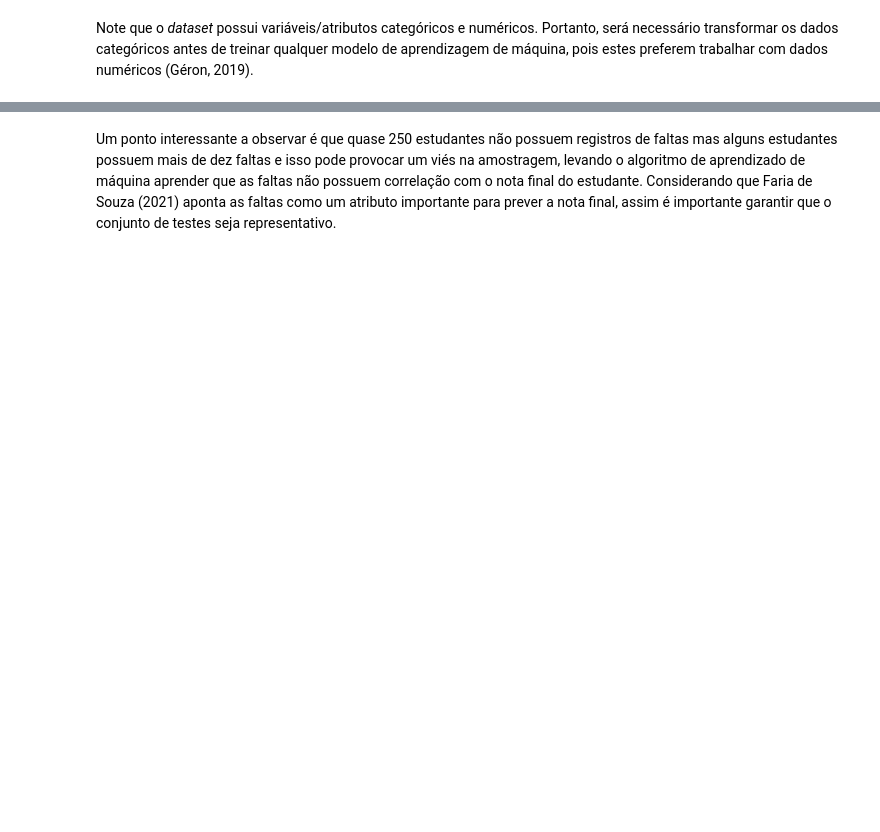
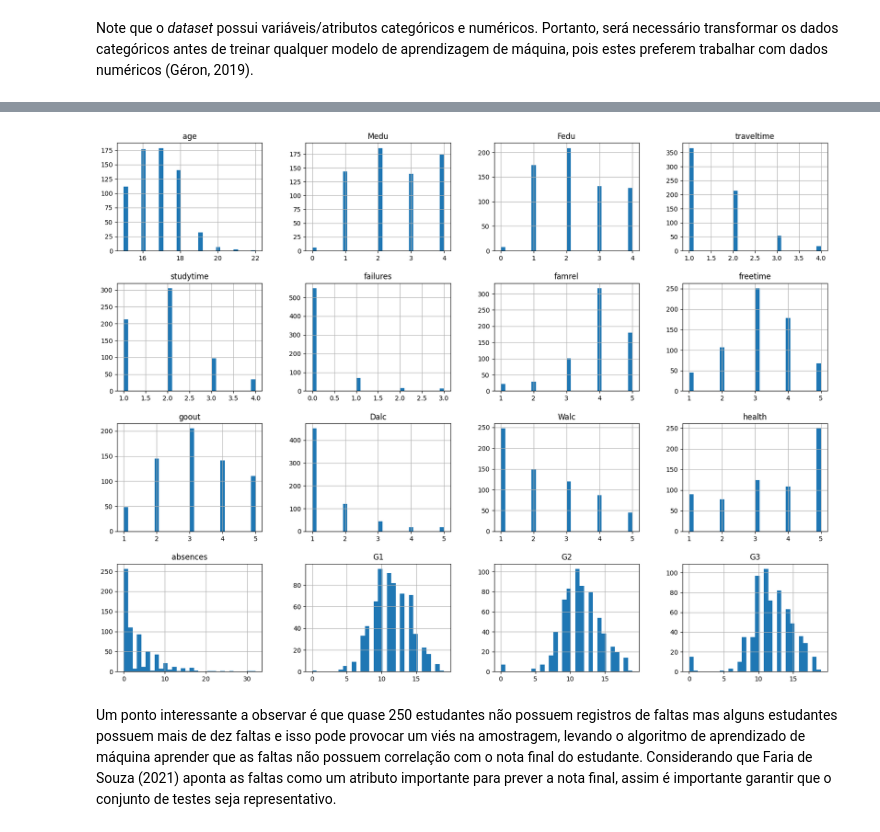
Before and after one commit to emanoelopes/progpy, a Jupyter notebook: uci-dt-studentsperformanceprediction.ipynb, the cells around one changed output, grey strips where cells are left out. Drawn from its saved outputs; the diff is of its cells as text; code cells hidden in the pictures; blank space fills up the shorter version.

Commit message:
Kaggle Notebook | UCI,OULAD - Students Performance Prediction | Version 26

```diff
--- a/uci-dt-studentsperformanceprediction.ipynb
+++ b/uci-dt-studentsperformanceprediction.ipynb
@@ -128,7 +147,7 @@ No estudo de Faria de Souza (2021), a primeira providência na preparação dos
 # Junção das duas bases de dados
 # students.data.features + students_data.targets
 
-students_full = pd.merge(students.data.features,students.data.targets, left_index = True, right_index = True, how = 'inner')
+students_full_uci = pd.merge(students.data.features,students.data.targets, left_index = True, right_index = True, how = 'inner')
 # %% [markdown]
 Com o _dataset_ unificado, iremos obter informações.
 # %%
@@ -152,8 +217,10 @@ students_full.describe().T
 # %%
 # Um histograma para cada atributo numérico
 
-students_full.hist(bins=30, figsize=(20,15))
+students_full_uci.hist(bins=30, figsize=(20,15))
 plt.show()
+# %% [output]
+[figure, added]
 # %% [markdown]
 Um ponto interessante a observar é que quase 250 estudantes não possuem registros de faltas mas alguns estudantes possuem mais de dez faltas e isso pode provocar um viés na amostragem, levando o algoritmo de aprendizado de máquina aprender que as faltas não possuem correlação com o nota final do estudante. Considerando que Faria de Souza (2021) aponta as faltas como um atributo importante para prever a nota final, assim é importante garantir que o conjunto de testes seja representativo.
 # %%
```
Also changed, not shown: parts of 19 cells of this notebook.
